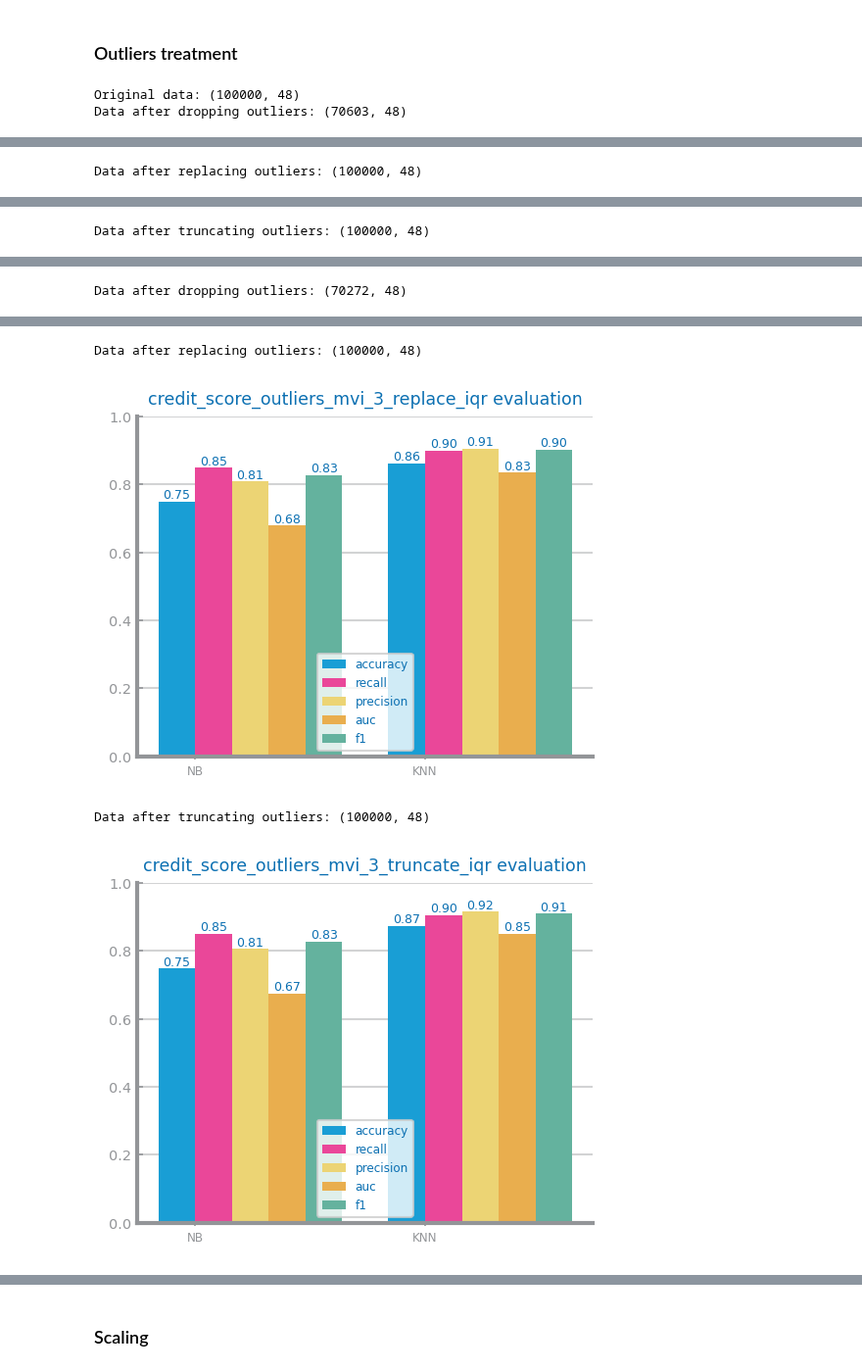
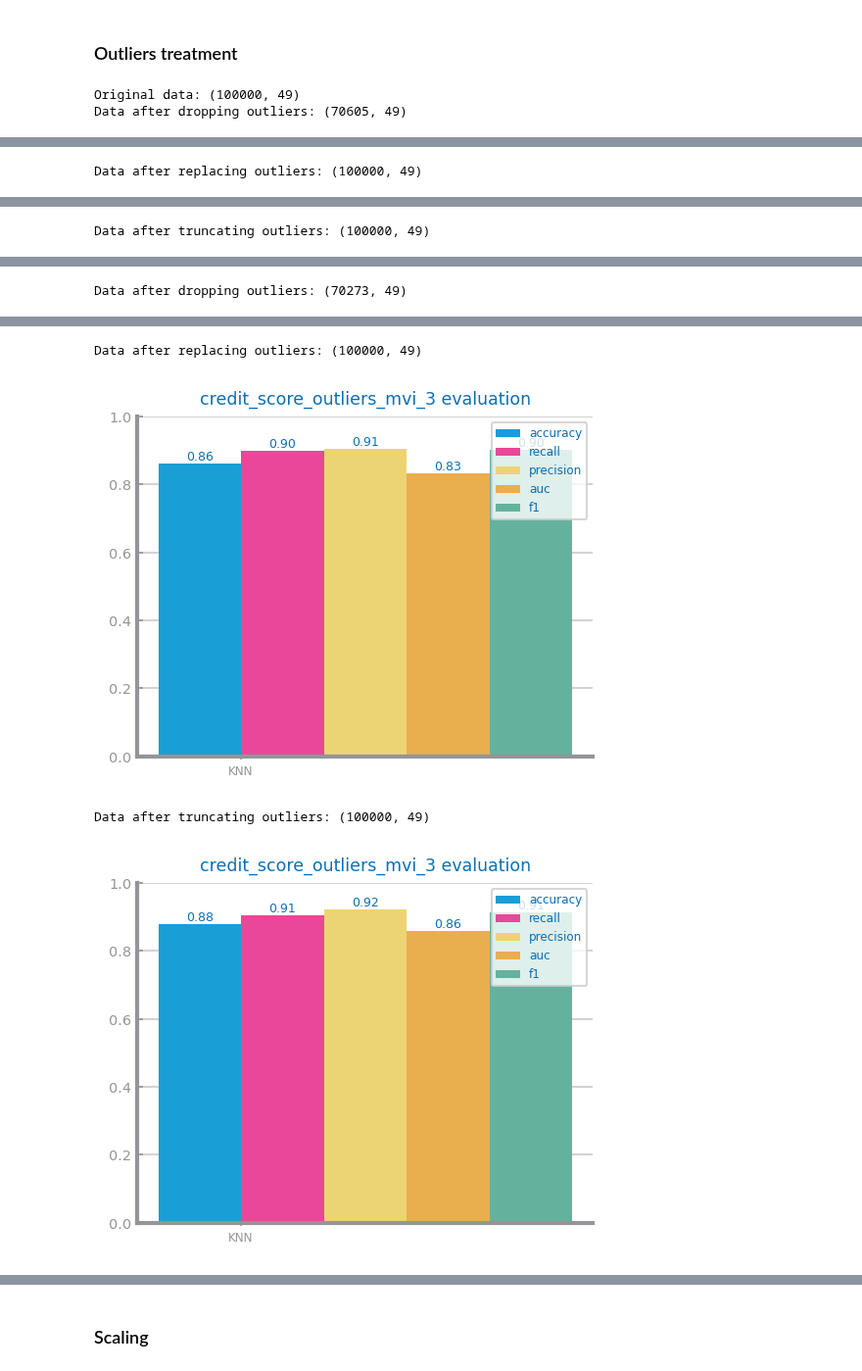
Before and after one commit to esteves3/data-science, a Jupyter notebook: credit-score-preparation.ipynb, the cells around one changed output, grey strips where cells are left out. Shown at 98% size. Saved outputs shown, nothing was run; the diff lists cells and outputs as text; code cells hidden in the pictures.

```diff
--- a/credit-score-preparation.ipynb
+++ b/credit-score-preparation.ipynb
@@ -300,6 +340,23 @@ from pandas import DataFrame, read_csv
 from matplotlib.pyplot import savefig, show, figure
 from dslabs_functions import plot_multibar_chart, CLASS_EVAL_METRICS, run_NB, run_KNN
 from sklearn.model_selection import train_test_split
+
+def evaluate_approach(
+    train: DataFrame, test: DataFrame, target: str = "class", metric: str = "accuracy"
+) -> dict[str, list]:
+    trnY = train.pop(target).values
+    trnX: ndarray = train.values
+    tstY = test.pop(target).values
+    tstX: ndarray = test.values
+    eval: dict[str, list] = {}
+
+    #eval_NB: dict[str, float] = run_NB(trnX, trnY, tstX, tstY, metric=metric)
+    eval_KNN: dict[str, float] = run_KNN(trnX, trnY, tstX, tstY, metric=metric)
+    if eval_KNN != {}:
+        for met in CLASS_EVAL_METRICS:
+            eval[met] = [eval_KNN[met]]
+    return eval
+
 
 file_tag = 'credit_score_mvi_1'
 target = 'Credit_Score'
@@ -345,6 +402,22 @@ print(f"Original data: {data_mvi_3.shape}")
 
 n_std: int = NR_STDEV
 numeric_vars: list[str] = get_variable_types(data_mvi_3)["numeric"]
+def evaluate_approach(
+    train: DataFrame, test: DataFrame, target: str = "class", metric: str = "accuracy"
+) -> dict[str, list]:
+    trnY = train.pop(target).values
+    trnX: ndarray = train.values
+    tstY = test.pop(target).values
+    tstX: ndarray = test.values
+    eval: dict[str, list] = {}
+
+    #eval_NB: dict[str, float] = run_NB(trnX, trnY, tstX, tstY, metric=metric)
+    eval_KNN: dict[str, float] = run_KNN(trnX, trnY, tstX, tstY, metric=metric)
+    if eval_KNN != {}:
+        for met in CLASS_EVAL_METRICS:
+            eval[met] = [eval_KNN[met]]
+    return eval
+
 
 for dataset in ["mvi_1", "mvi_3"]:
 # Alternative 1: Dropping Outliers
@@ -371,10 +444,11 @@ for dataset in ["mvi_1", "mvi_3"]:
         train = pd.concat([X_train, y_train], axis=1)
         test = pd.concat([X_test, y_test], axis=1)
 
+
         figure()
         eval: dict[str, list] = evaluate_approach(train, test, target=target, metric="recall")
         plot_multibar_chart(
-            ["NB", "KNN"], eval, title=f"{file_tag}_drop_iqr evaluation", percentage=True
+            ["KNN"], eval, title=f"{file_tag} evaluation", percentage=True
         )
         savefig(f"images/{file_tag}_drop_iqr_eval.png")
         show()
@@ -401,7 +475,7 @@ for dataset in ["mvi_1", "mvi_3"]:
         figure()
         eval: dict[str, list] = evaluate_approach(train, test, target=target, metric="recall")
         plot_multibar_chart(
-            ["NB", "KNN"], eval, title=f"{file_tag}_replace_iqr evaluation", percentage=True
+            ["KNN"], eval, title=f"{file_tag} evaluation", percentage=True
         )
         savefig(f"images/{file_tag}_replace_iqr_eval.png")
         show()
@@ -429,12 +503,12 @@ for dataset in ["mvi_1", "mvi_3"]:
         figure()
         eval: dict[str, list] = evaluate_approach(train, test, target=target, metric="recall")
         plot_multibar_chart(
-            ["NB", "KNN"], eval, title=f"{file_tag}_truncate_iqr evaluation", percentage=True
+            ["KNN"], eval, title=f"{file_tag} evaluation", percentage=True
         )
         savefig(f"images/{file_tag}_trunc_iqr_eval.png")
         show()
     else:
         print("There are no numeric variables")
 # %% [output]
-Original data: (100000, 48)
-Data after dropping outliers: (70603, 48)
+Original data: (100000, 49)
+Data after dropping outliers: (70605, 49)
@@ -442 +516 @@ Data after dropping outliers: (70603, 48)
-Data after replacing outliers: (100000, 48)
+Data after replacing outliers: (100000, 49)
@@ -444 +518 @@ Data after replacing outliers: (100000, 48)
-Data after truncating outliers: (100000, 48)
+Data after truncating outliers: (100000, 49)
@@ -446 +520 @@ Data after truncating outliers: (100000, 48)
-Data after dropping outliers: (70272, 48)
+Data after dropping outliers: (70273, 49)
@@ -448,7 +522,7 @@ Data after dropping outliers: (70272, 48)
-Data after replacing outliers: (100000, 48)
+Data after replacing outliers: (100000, 49)
-[figure, old version]
+[figure, new version]
-Data after truncating outliers: (100000, 48)
+Data after truncating outliers: (100000, 49)
-[figure, old version]
+[figure, new version]
 # %%
 print(f"Original data: {data_mvi_3.shape}")
 
```
Also changed, not shown: parts of 28 cells of this notebook, 14 other files.
